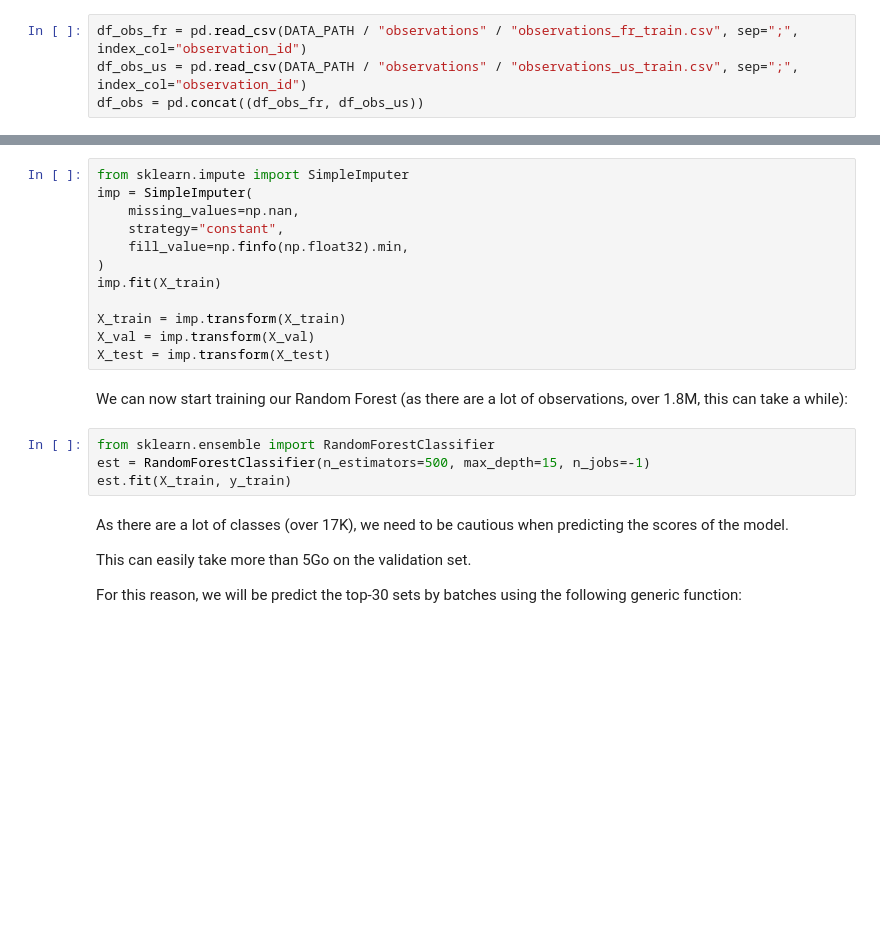
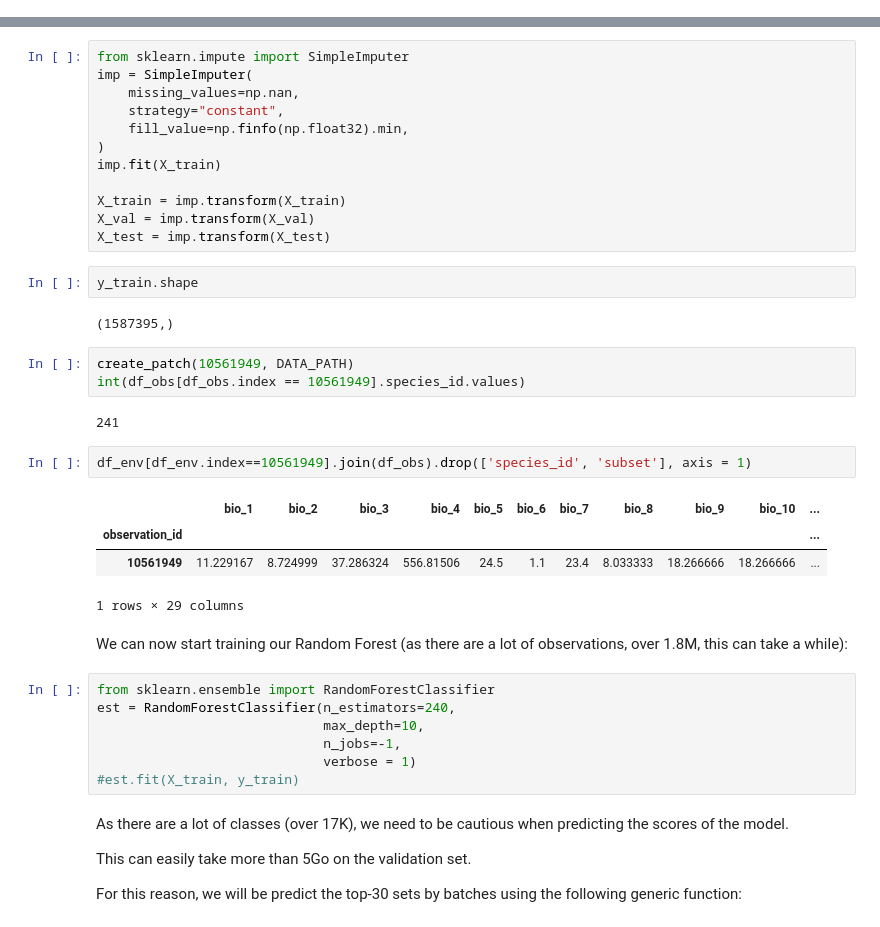
Before and after one commit to cloud-erik/5511, a Jupyter notebook: geolifeclef2022.ipynb, the cells around one changed output, grey strips where cells are left out. Cells and saved outputs as stored; diff of their text form; blank space fills up the shorter version.

```diff
--- a/geolifeclef2022.ipynb
+++ b/geolifeclef2022.ipynb
@@ -412,7 +666,3 @@ We first need to load the observation data:
-# %%
-df_obs_fr = pd.read_csv(DATA_PATH / "observations" / "observations_fr_train.csv", sep=";", index_col="observation_id")
-df_obs_us = pd.read_csv(DATA_PATH / "observations" / "observations_us_train.csv", sep=";", index_col="observation_id")
-df_obs = pd.concat((df_obs_fr, df_obs_us))
 # %% [markdown]
 Then, we retrieve the train/val split provided:
 # %%
@@ -504,12 +775,31 @@ imp.fit(X_train)
 X_train = imp.transform(X_train)
 X_val = imp.transform(X_val)
 X_test = imp.transform(X_test)
+# %%
+y_train.shape
+# %% [output]
+(1587395,)
+# %%
+create_patch(10561949, DATA_PATH)
+int(df_obs[df_obs.index == 10561949].species_id.values)
+# %% [output]
+241
+# %%
+df_env[df_env.index==10561949].join(df_obs).drop(['species_id', 'subset'], axis = 1)
+# %% [output]
+|  | bio_1 | bio_2 | bio_3 | bio_4 | bio_5 | bio_6 | bio_7 | bio_8 | bio_9 | bio_10 | ... |
+| observation_id |  |  |  |  |  |  |  |  |  |  | ... |
+| 10561949 | 11.229167 | 8.724999 | 37.286324 | 556.81506 | 24.5 | 1.1 | 23.4 | 8.033333 | 18.266666 | 18.266666 | ... |
+1 rows × 29 columns
 # %% [markdown]
 We can now start training our Random Forest (as there are a lot of observations, over 1.8M, this can take a while):
 # %%
 from sklearn.ensemble import RandomForestClassifier
-est = RandomForestClassifier(n_estimators=500, max_depth=15, n_jobs=-1)
-est.fit(X_train, y_train)
+est = RandomForestClassifier(n_estimators=240,
+                             max_depth=10,
+                             n_jobs=-1,
+                             verbose = 1)
+#est.fit(X_train, y_train)
 # %% [markdown]
 As there are a lot of classes (over 17K), we need to be cautious when predicting the scores of the model.
 
```
Also changed, not shown: parts of 98 cells of this notebook.
